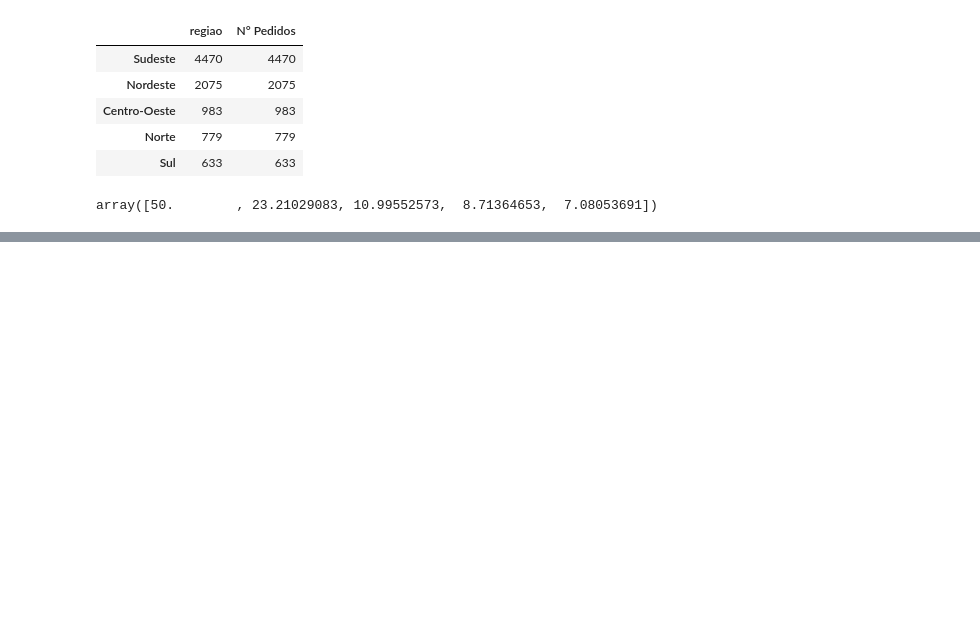
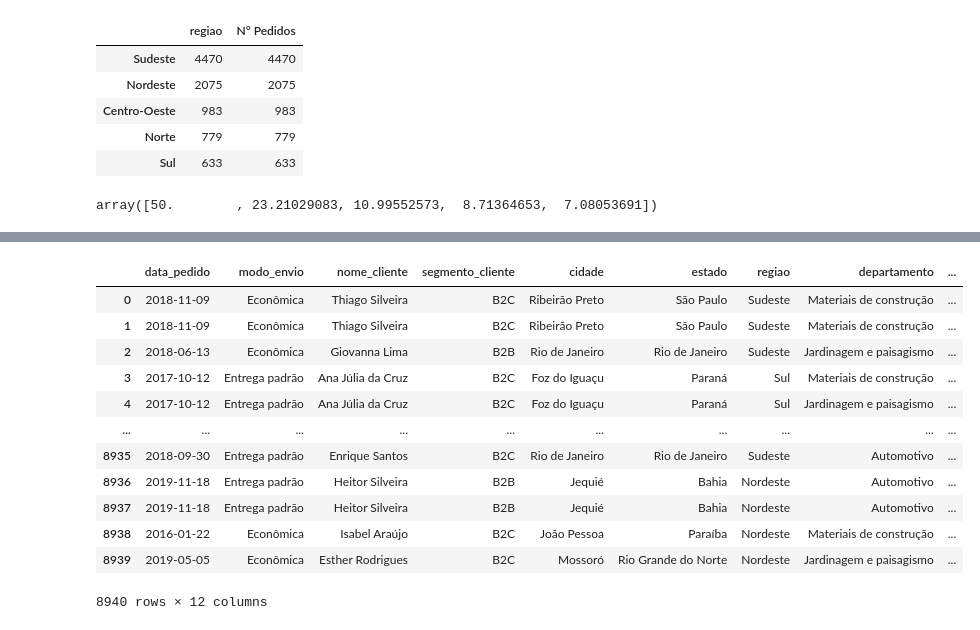
Before and after one commit to Marlon-Santiago/Analizando_Vendas, a Jupyter notebook: vendas.ipynb, the cells around one changed output, grey strips where cells are left out. Drawn from its saved outputs; the diff is of its cells as text; code cells hidden in the pictures; blank space fills up the shorter version.

```diff
--- a/vendas.ipynb
+++ b/vendas.ipynb
@@ -306,0 +361,18 @@ dados_por_regiao
+# %%
+dados_meses = dados.copy()
+dados_meses.sort_values('data_pedido')
+dados_meses
+# %% [output]
+|  | data_pedido | modo_envio | nome_cliente | segmento_cliente | cidade | estado | regiao | departamento | ... |
+| 0 | 2018-11-09 | Econômica | Thiago Silveira | B2C | Ribeirão Preto | São Paulo | Sudeste | Materiais de construção | ... |
+| 1 | 2018-11-09 | Econômica | Thiago Silveira | B2C | Ribeirão Preto | São Paulo | Sudeste | Materiais de construção | ... |
+| 2 | 2018-06-13 | Econômica | Giovanna Lima | B2B | Rio de Janeiro | Rio de Janeiro | Sudeste | Jardinagem e paisagismo | ... |
+| 3 | 2017-10-12 | Entrega padrão | Ana Júlia da Cruz | B2C | Foz do Iguaçu | Paraná | Sul | Materiais de construção | ... |
+| 4 | 2017-10-12 | Entrega padrão | Ana Júlia da Cruz | B2C | Foz do Iguaçu | Paraná | Sul | Jardinagem e paisagismo | ... |
+| ... | ... | ... | ... | ... | ... | ... | ... | ... | ... |
+| 8935 | 2018-09-30 | Entrega padrão | Enrique Santos | B2C | Rio de Janeiro | Rio de Janeiro | Sudeste | Automotivo | ... |
+| 8936 | 2019-11-18 | Entrega padrão | Heitor Silveira | B2B | Jequié | Bahia | Nordeste | Automotivo | ... |
+| 8937 | 2019-11-18 | Entrega padrão | Heitor Silveira | B2B | Jequié | Bahia | Nordeste | Automotivo | ... |
+| 8938 | 2016-01-22 | Econômica | Isabel Araújo | B2C | João Pessoa | Paraíba | Nordeste | Materiais de construção | ... |
+| 8939 | 2019-05-05 | Econômica | Esther Rodrigues | B2C | Mossoró | Rio Grande do Norte | Nordeste | Jardinagem e paisagismo | ... |
+8940 rows × 12 columns
```
Also changed, not shown: parts of 19 cells of this notebook.
